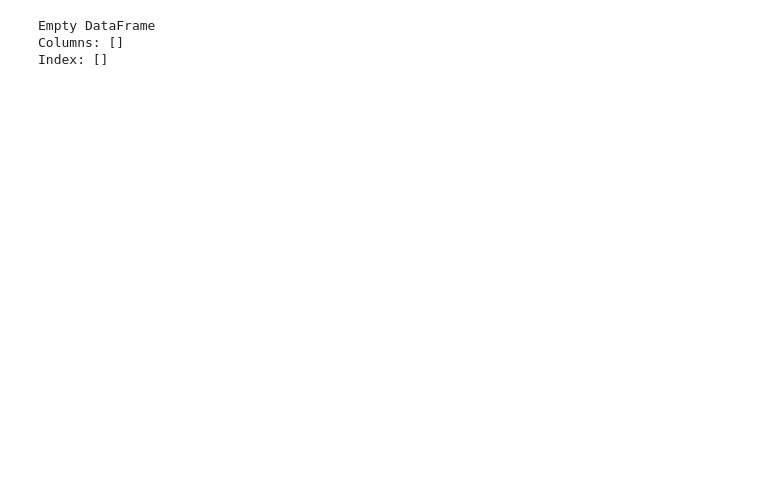
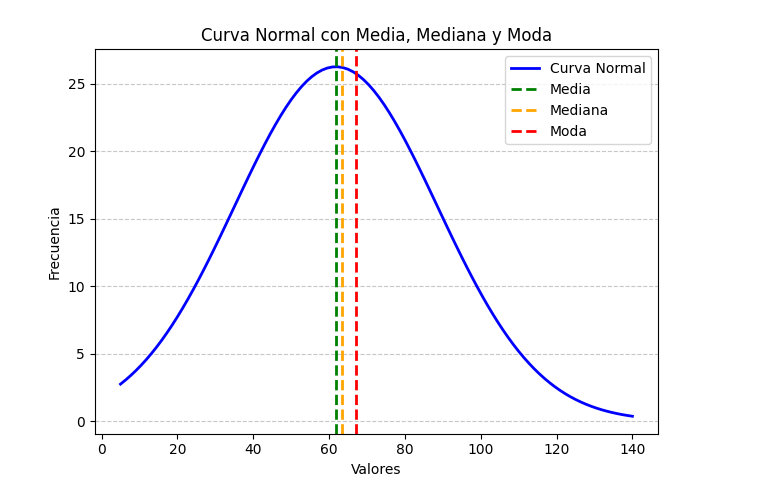
Before and after one commit to BaXaVa01/PresentacionPython, a Jupyter notebook: prueba.ipynb, the cells around one changed output. Saved outputs shown, nothing was run; the diff lists cells and outputs as text; code cells hidden in the pictures; blank space fills up the shorter version.

```diff
--- a/prueba.ipynb
+++ b/prueba.ipynb
@@ -46,16 +278,64 @@ Index: []
-# %%
-bins = [15000, 30000, 45000, 60000, 75000, 90000, 105000, 120000, 135000]
-labels = ['15k-30k', '30k-45k', '45k-60k', '60k-75k', '75k-90k', '90k-105k', '105k-120k', '120k-135k']
-
-# Crear una nueva columna con los rangos de ingresos anuales
-datos['Income Range'] = pd.cut(datos['Annual_Income'], bins = bins, labels = labels, include_lowest=True)
-datos['Nueva columna'] = pd.cut(datos['Age'], bins = bins)
-# Convertir el género a cadena y contar la frecuencia del género "male" en cada rango
-gender_freq = datos[datos['Gender'] == 'Male'] ['Income Range'].value_counts()
-
-contingency_table = pd.crosstab(index=datos['Income Range'], columns=datos['Gender'])
-print(contingency_table)
-# %% [output]
-Empty DataFrame
-Columns: []
-Index: []
+# %%
+import matplotlib.pyplot as plt
+import numpy as np
+from scipy.stats import norm
+
+# Ordenar el DataFrame por 'Rangos'
+counter_df = counter_df.sort_values('Rangos')
+
+# Extraer los límites y puntos medios de los intervalos
+interval_centers = [interval.mid for interval in counter_df['Rangos']]
+bar_widths = [interval.right - interval.left for interval in counter_df['Rangos']]
+frequencies = counter_df['Frecuencia'].values
+
+# Calcular la media, mediana y moda a partir de counter_df
+
+# Media
+mean = np.average(interval_centers, weights=frequencies)
+
+# Mediana
+N = sum(frequencies)
+cumulative_frequencies = np.cumsum(frequencies)
+median_group = counter_df[cumulative_frequencies >= N / 2].iloc[0]
+L = median_group['Rangos'].left
+F = cumulative_frequencies[cumulative_frequencies < N / 2].max() if len(cumulative_frequencies) > 1 else 0
+f = median_group['Frecuencia']
+C = median_group['Rangos'].right - median_group['Rangos'].left
+median = L + ((N / 2 - F) / f) * C
+
+# Moda
+modal_group = counter_df.loc[counter_df['Frecuencia'].idxmax()]
+L_modal = modal_group['Rangos'].left
+f_m = modal_group['Frecuencia']
+f_a = counter_df.loc[counter_df.index < modal_group.name, 'Frecuencia'].max() if modal_group.name != counter_df.index[0] else 0
+f_b = counter_df.loc[counter_df.index > modal_group.name, 'Frecuencia'].max() if modal_group.name != counter_df.index[-1] else 0
+C_modal = modal_group['Rangos'].right - modal_group['Rangos'].left
+mode = L_modal + ((f_m - f_a) / ((f_m - f_a) + (f_m - f_b))) * C_modal
+
+# Calcular la desviación estándar
+std_dev = np.sqrt(np.average((np.array(interval_centers) - mean) ** 2, weights=frequencies))
+
+# Generar la curva normal
+x_range = np.linspace(min(interval_centers) - 5, max(interval_centers) + 10, 100)
+y_normal = norm.pdf(x_range, mean, std_dev) * (sum(frequencies) * bar_widths[0])
+
+# Graficar solo la curva normal
+plt.plot(x_range, y_normal, color='blue', linewidth=2, label='Curva Normal')
+
+# Añadir líneas verticales para la Media, Mediana y Moda
+plt.axvline(mean, color='green', linestyle='dashed', linewidth=2, label='Media')
+plt.axvline(median, color='orange', linestyle='dashed', linewidth=2, label='Mediana')
+plt.axvline(mode, color='red', linestyle='dashed', linewidth=2, label='Moda')
+
+# Etiquetas y título
+plt.xlabel('Valores')
+plt.ylabel('Frecuencia')
+plt.title('Curva Normal con Media, Mediana y Moda')
+plt.legend()
+
+# Mostrar la gráfica
+plt.grid(axis='y', linestyle='--', alpha=0.7)
+plt.tight_layout()
+plt.show()
+# %% [output]
+[figure, added]
```
Also changed, not shown: parts of 12 cells of this notebook, 1 other file.
